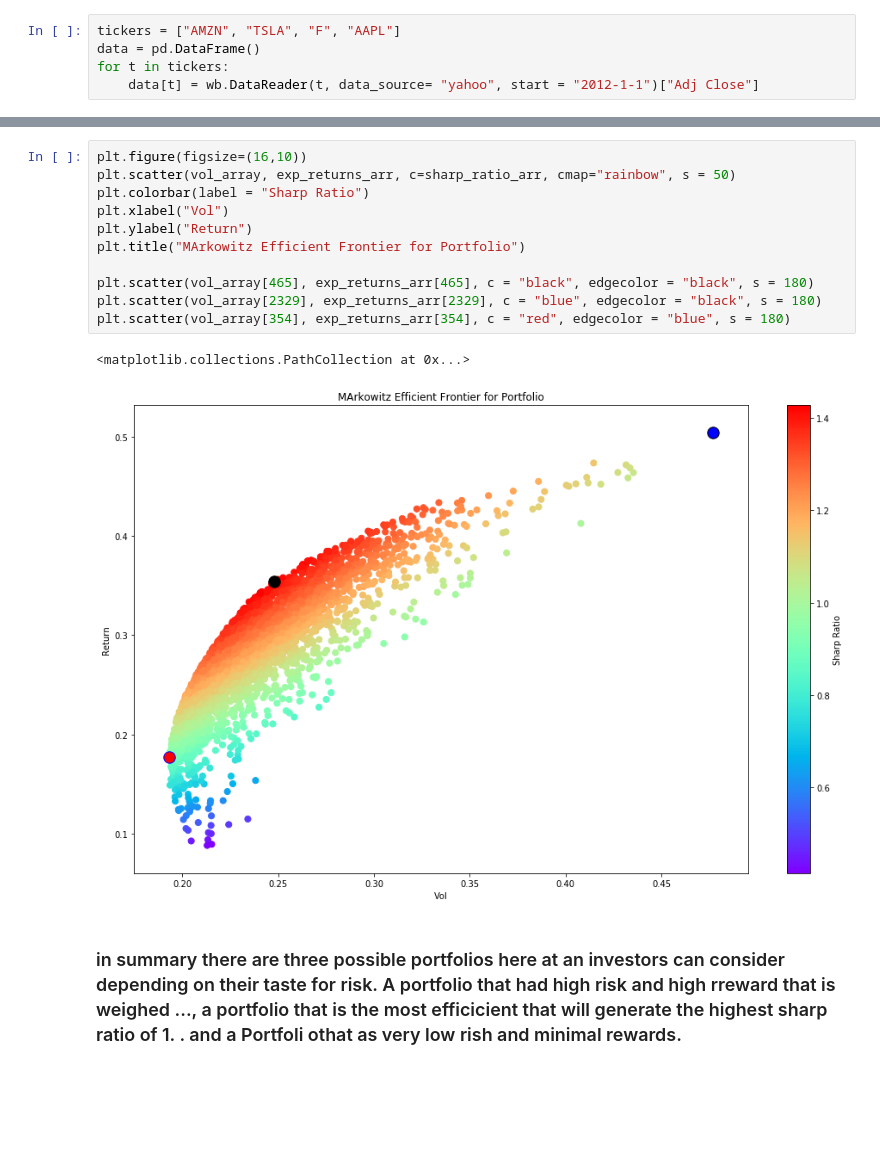
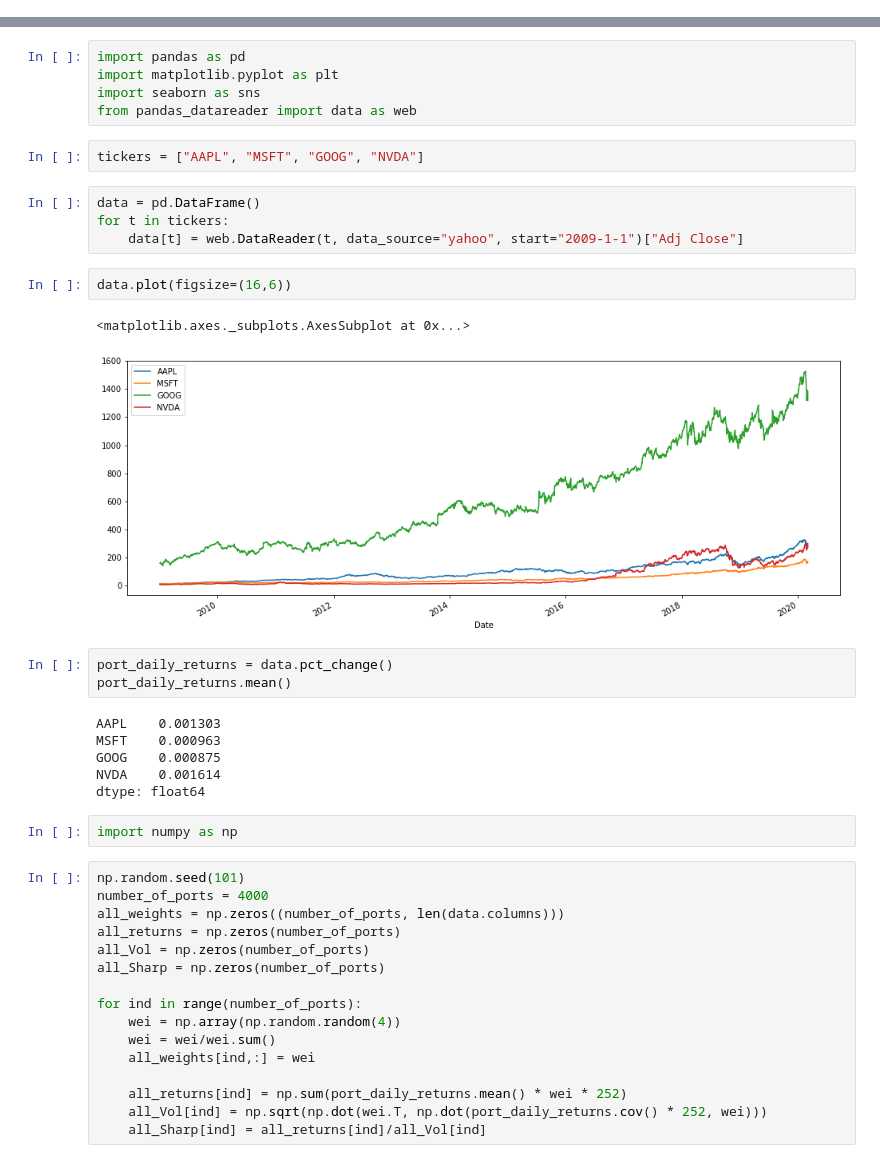
Before and after one commit to Berkat0789/Portfolio, a Jupyter notebook: Finance/SharpRatio/Untitled.ipynb, the cells around one changed output, grey strips where cells are left out. Drawn from its saved outputs; the diff is of its cells as text; blank space fills up the shorter version.

Commit message:
Portfolio Update

```diff
--- a/Finance/SharpRatio/Untitled.ipynb
+++ b/Finance/SharpRatio/Untitled.ipynb
@@ -15,5 +0,0 @@ cf.go_offline()
-# %%
-tickers = ["AMZN", "TSLA", "F", "AAPL"]
-data = pd.DataFrame()
-for t in tickers:
-    data[t] = wb.DataReader(t, data_source= "yahoo", start = "2012-1-1")["Adj Close"]
@@ -220,16 +1,43 @@ array([0.04240674, 0.91321752, 0.0401824 , 0.00419334])
-# %%
-plt.figure(figsize=(16,10))
-plt.scatter(vol_array, exp_returns_arr, c=sharp_ratio_arr, cmap="rainbow", s = 50)
-plt.colorbar(label = "Sharp Ratio")
-plt.xlabel("Vol")
-plt.ylabel("Return")
-plt.title("MArkowitz Efficient Frontier for Portfolio")
-
-plt.scatter(vol_array[465], exp_returns_arr[465], c = "black", edgecolor = "black", s = 180)
-plt.scatter(vol_array[2329], exp_returns_arr[2329], c = "blue", edgecolor = "black", s = 180)
-plt.scatter(vol_array[354], exp_returns_arr[354], c = "red", edgecolor = "blue", s = 180)
-# %% [output]
-<matplotlib.collections.PathCollection at 0x...>
-[figure, removed]
-# %% [markdown]
-### in summary there are three possible portfolios here at an investors can consider depending on their taste for risk. A portfolio that had high risk and high rreward that is weighed ..., a portfolio that is the most efficicient that will generate the highest sharp ratio of 1. . and a Portfoli othat as very low rish and minimal rewards.
+# %%
+import pandas as pd
+import matplotlib.pyplot as plt
+import seaborn as sns
+from pandas_datareader import data as web
+# %%
+tickers = ["AAPL", "MSFT", "GOOG", "NVDA"]
+# %%
+data = pd.DataFrame()
+for t in tickers:
+    data[t] = web.DataReader(t, data_source="yahoo", start="2009-1-1")["Adj Close"]
+# %%
+data.plot(figsize=(16,6))
+# %% [output]
+<matplotlib.axes._subplots.AxesSubplot at 0x...>
+[figure, added]
+# %%
+port_daily_returns = data.pct_change()
+port_daily_returns.mean()
+# %% [output]
+AAPL    0.001303
+MSFT    0.000963
+GOOG    0.000875
+NVDA    0.001614
+dtype: float64
+# %%
+import numpy as np
+# %%
+np.random.seed(101)
+number_of_ports = 4000
+all_weights = np.zeros((number_of_ports, len(data.columns)))
+all_returns = np.zeros(number_of_ports)
+all_Vol = np.zeros(number_of_ports)
+all_Sharp = np.zeros(number_of_ports)
+
+for ind in range(number_of_ports):
+    wei = np.array(np.random.random(4))
+    wei = wei/wei.sum()
+    all_weights[ind,:] = wei
+
+    all_returns[ind] = np.sum(port_daily_returns.mean() * wei * 252)
+    all_Vol[ind] = np.sqrt(np.dot(wei.T, np.dot(port_daily_returns.cov() * 252, wei)))
+    all_Sharp[ind] = all_returns[ind]/all_Vol[ind]
```
Also changed, not shown: parts of 66 cells of this notebook, 3 other files.
